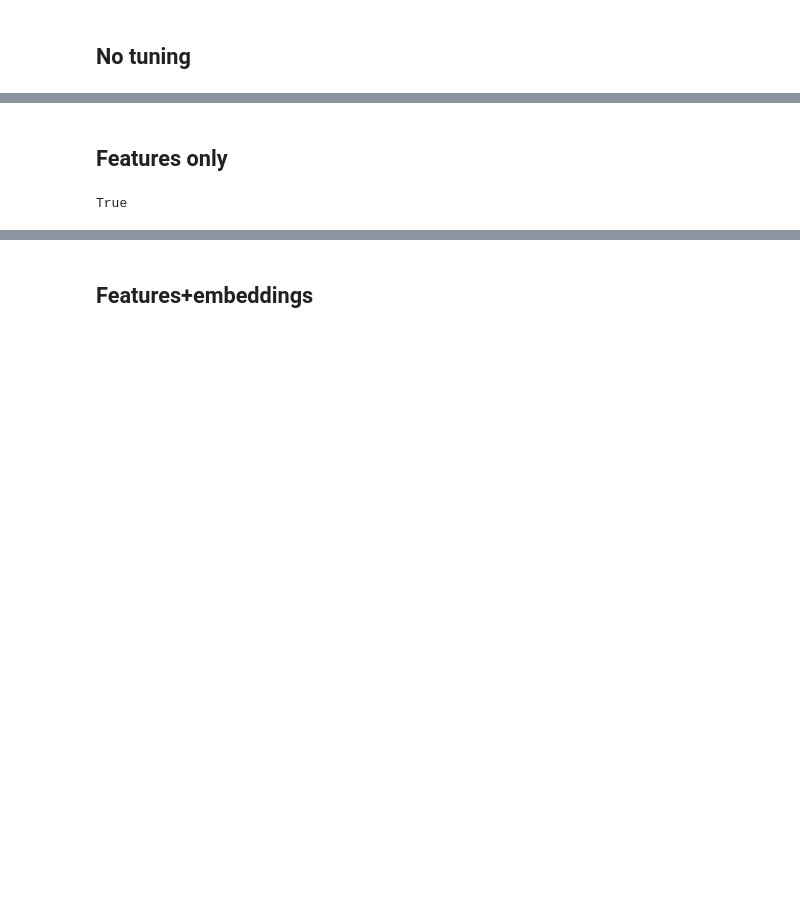
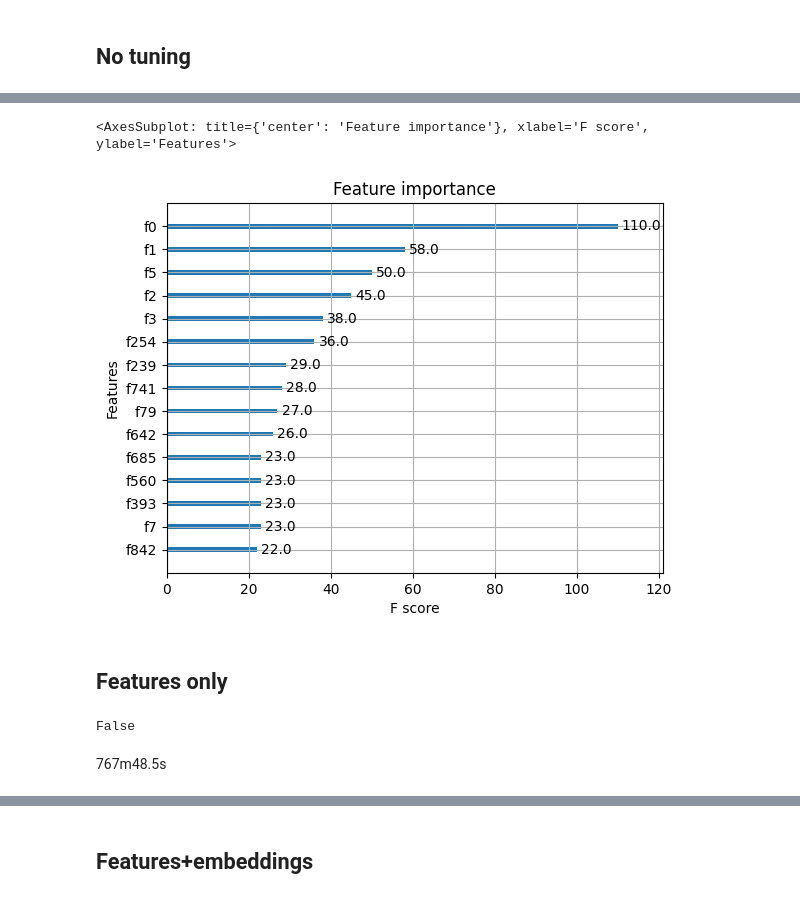
Before and after one commit to Zhurp2020/aes-with-bert, a Jupyter notebook: reg.ipynb, the cells around one changed output, grey strips where cells are left out. Cells and saved outputs as stored; diff of their text form; code cells hidden in the pictures; blank space fills up the shorter version.

```diff
--- a/reg.ipynb
+++ b/reg.ipynb
@@ -66,8 +140,8 @@ TrainX,TestX = x[:350],x[350:]
 # %%
 TrainY,TestY = [],[]
 for i in columns:
-    TrainY.append(d[i].iloc[:350])
-    TestY.append(d[i].iloc[350:500])
+    TrainY.append(d[i].iloc[trainIn])
+    TestY.append(d[i].iloc[testIn])
 # %% [markdown]
 ## Hyper parameter tuning
 # %%
@@ -86,7 +160,7 @@ def objective(trial):
         error.append(e)
     mcrmse = sum(error)/6
     return mcrmse
-study = optuna.create_study()
-study.optimize(objective, n_trials=100)
+#study = optuna.create_study()
+#study.optimize(objective, n_trials=100)
 # %%
 from optuna.visualization.matplotlib import plot_optimization_history
@@ -95,16 +169,18 @@ plot_optimization_history(study)
 ## No tuning
 # %%
 def objective():
-    params = {
-        'learning_rate' : 0.042,
-    }
+    mlist = []
     error = []
+    aberror = []
     for i in range(6):
-        model = xgb.XGBRegressor(**params)
+        model = xgb.XGBRegressor(tree_method="hist",learning_rate=0.042)
         model.fit(TrainX,TrainY[i])
         PredY = model.predict(TestX)
         e = mean_squared_error(TestY[i],PredY,squared=False)
+        ae = mean_absolute_error(TestY[i],PredY)
         error.append(e)
+        aberror.append(ae)
+        mlist.append(model)
     mcrmse = sum(error)/6
-    return mcrmse,error
-objective()
+    mmae = sum(aberror)/6
+    return [mcrmse,error,mmae,aberror],mlist
@@ -118,0 +187,3 @@ objective()
+# %%
+res = objective()
+res[0]
@@ -119,7 +205,15 @@ objective()
+# %%
+xgb.plot_importance(res[1][2],max_num_features=15)
+# %% [output]
+<AxesSubplot: title={'center': 'Feature importance'}, xlabel='F score', ylabel='Features'>
+[figure, added]
 # %% [markdown]
 ## Features only
 # %%
-spacy.prefer_gpu()
+spacy.prefer_gpu = False
+spacy.prefer_gpu
 # %% [output]
-True
+False
+# %% [markdown]
+767m48.5s
 # %%
```
Also changed, not shown: parts of 33 cells of this notebook, 13 other files.
